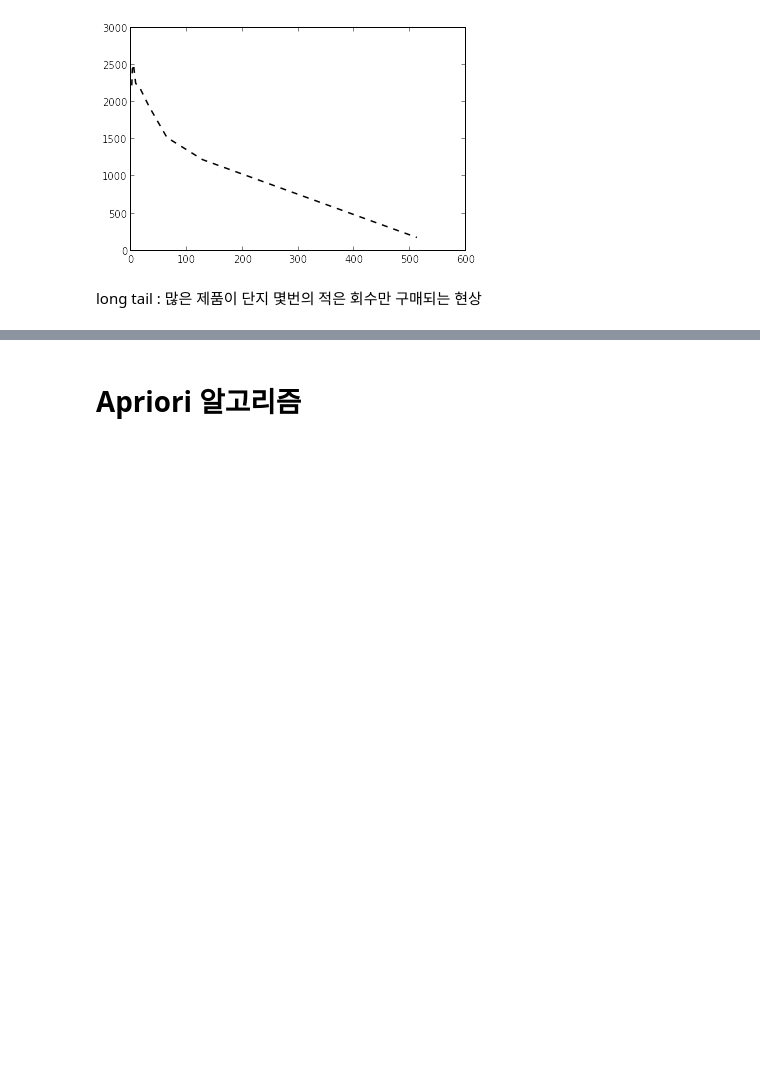
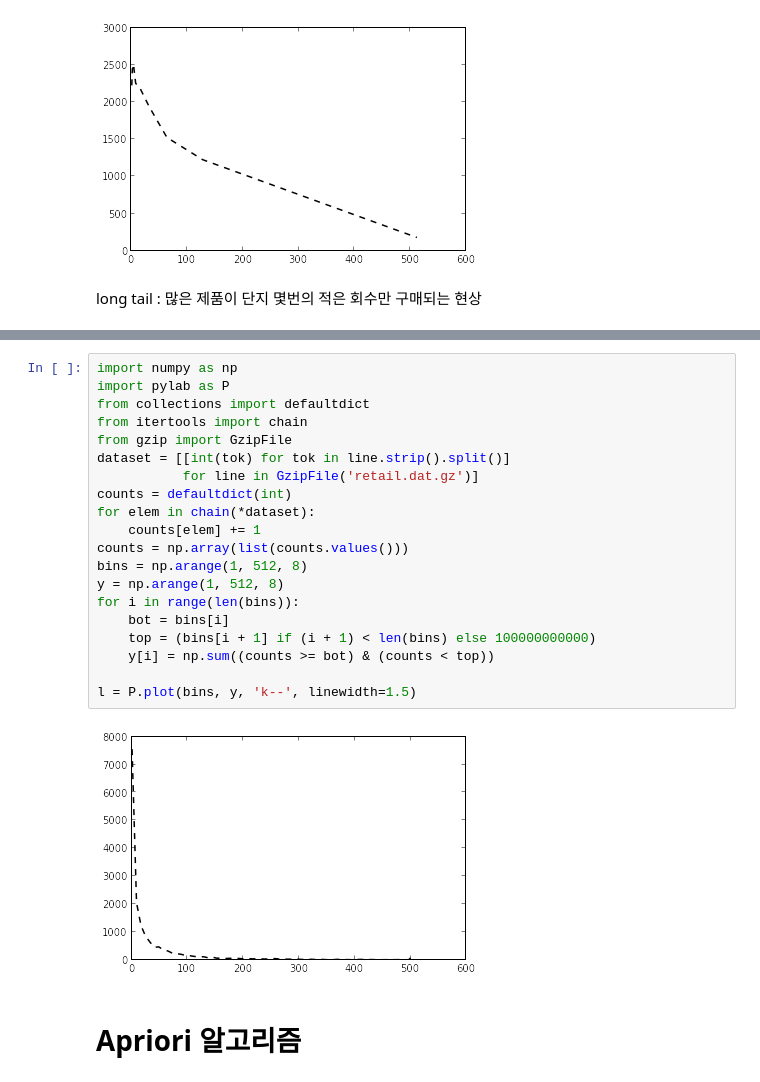
Before and after one commit to scsc3313/ipython, a Jupyter notebook: machine-learning/ch08/ch08-2.ipynb, the cells around one changed output, grey strips where cells are left out. Saved outputs shown, nothing was run; the diff lists cells and outputs as text; blank space fills up the shorter version.

```diff
--- a/machine-learning/ch08/ch08-2.ipynb
+++ b/machine-learning/ch08/ch08-2.ipynb
@@ -101,3 +123,25 @@ long tail : 많은 제품이 단지 몇번의 적은 회수만 구매되는 현
+# %%
+import numpy as np
+import pylab as P
+from collections import defaultdict
+from itertools import chain
+from gzip import GzipFile
+dataset = [[int(tok) for tok in line.strip().split()]
+           for line in GzipFile('retail.dat.gz')]
+counts = defaultdict(int)
+for elem in chain(*dataset):
+    counts[elem] += 1
+counts = np.array(list(counts.values()))
+bins = np.arange(1, 512, 8)
+y = np.arange(1, 512, 8)
+for i in range(len(bins)):
+    bot = bins[i]
+    top = (bins[i + 1] if (i + 1) < len(bins) else 100000000000)
+    y[i] = np.sum((counts >= bot) & (counts < top))
+
+l = P.plot(bins, y, 'k--', linewidth=1.5)
+# %% [output]
+[figure, added]
 # %% [markdown]
 # Apriori 알고리즘
 # %% [markdown]
```
Also changed, not shown: parts of 2 cells of this notebook.
